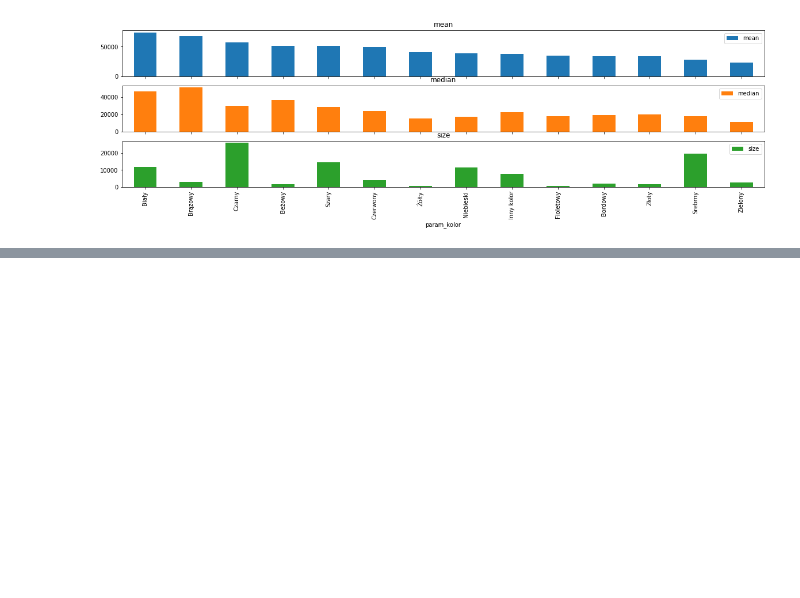
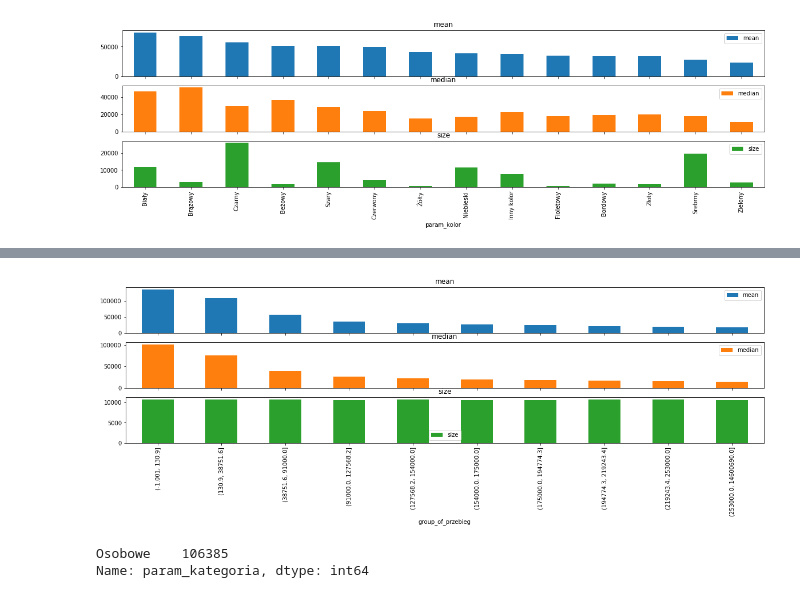
Before and after one commit to lat-lukasz/dw_matrix_car, a Jupyter notebook: day2_visualization.ipynb, the cells around one changed output, grey strips where cells are left out. Saved outputs shown, nothing was run; the diff lists cells and outputs as text; code cells hidden in the pictures; blank space fills up the shorter version.

Commit message:
add visualization moe plots

```diff
--- a/day2_visualization.ipynb
+++ b/day2_visualization.ipynb
@@ -111,7 +112,7 @@ def group_and_barplot(feat_groupby, feat_agg='price_value', agg_funcs=[np.mean,
     .agg(agg_funcs)
     .sort_values(by=feat_sort, ascending=False)
     .head(top)
-  ).plot(kind='bar',figsize=(20,5), subplots=True)
+  ).plot(kind='bar',figsize=(20,10), subplots=True)
 # %%
 group_and_barplot('param_marka-pojazdu');
 # %% [output]
@@ -124,3 +125,10 @@ group_and_barplot('param_kraj-pochodzenia',feat_sort = 'size');
 group_and_barplot('param_kolor', feat_sort='mean');
 # %% [output]
 [figure]
+# %%
+def int_filter(val):
+    val_int = re.sub('[^0-9]','', val)
+    if val_int != '': return val_int
+    else: return -1
+
+df['param_przebieg'].sample(40)
@@ -126,0 +172,11 @@ group_and_barplot('param_kolor', feat_sort='mean');
+# %%
+df['group_of_przebieg'] = pd.qcut(df['param_przebieg'].astype(str).map(lambda x: int_filter(x) ).astype(np.int), 10)
+
+group_and_barplot('group_of_przebieg', feat_sort='mean');
+# %% [output]
+[figure, added]
+# %%
+df['param_kategoria'].value_counts()
+# %% [output]
+Osobowe    106385
+Name: param_kategoria, dtype: int64
```
Also changed, not shown: parts of 9 cells of this notebook.
